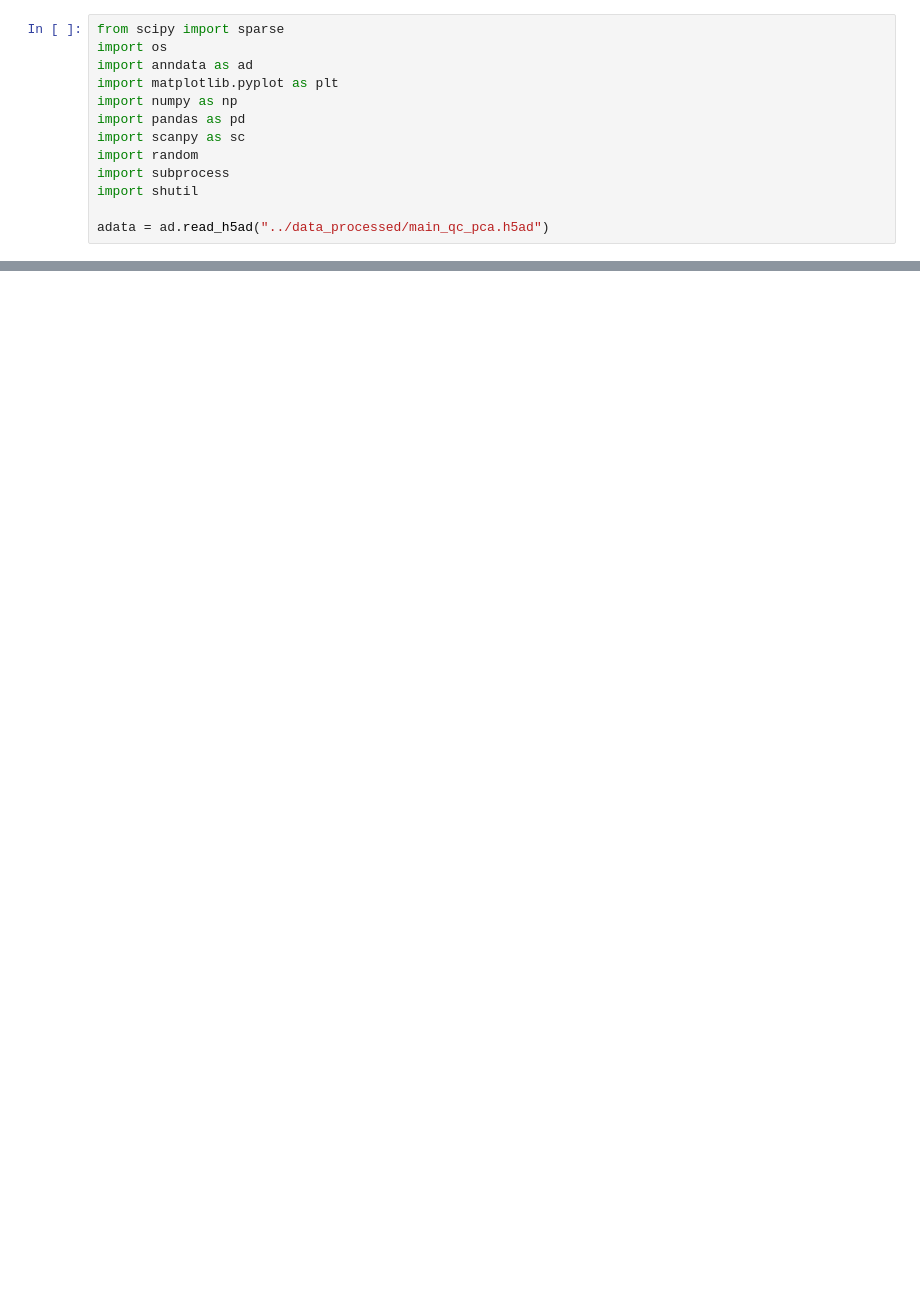
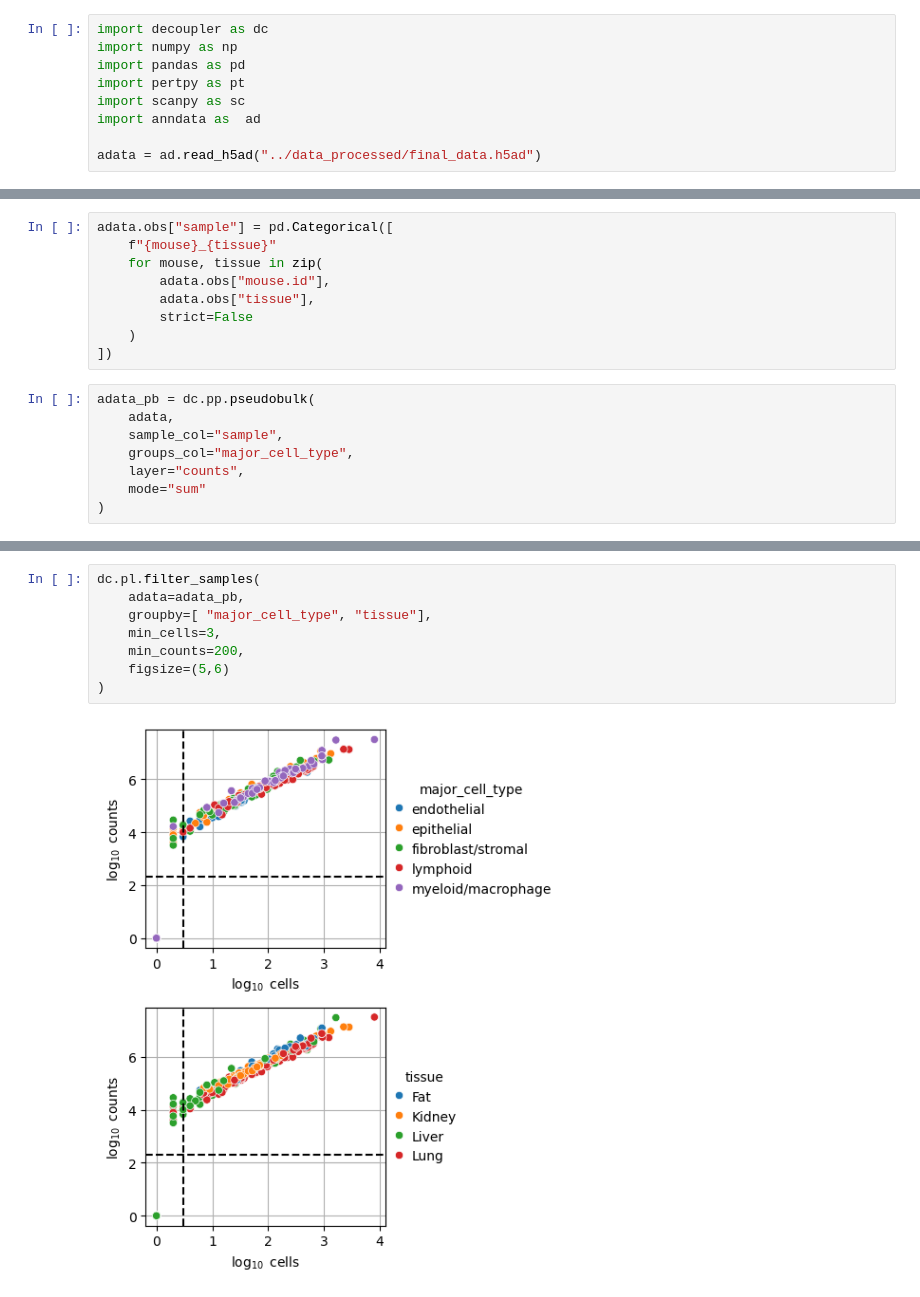
Before and after one commit to baoluwei7-lang/-, a Jupyter notebook: notebooks/07_pseudobulk_build.ipynb, the cells around one changed output, grey strips where cells are left out. Saved outputs shown, nothing was run; the diff lists cells and outputs as text; blank space fills up the shorter version.

```diff
--- a/notebooks/07_pseudobulk_build.ipynb
+++ b/notebooks/07_pseudobulk_build.ipynb
@@ -1,13 +1,9 @@
 # %%
-from scipy import sparse
-import os
-import anndata as ad
-import matplotlib.pyplot as plt
+import decoupler as dc
 import numpy as np
 import pandas as pd
+import pertpy as pt
 import scanpy as sc
-import random
-import subprocess
-import shutil
+import anndata as  ad
 
-adata = ad.read_h5ad("../data_processed/main_qc_pca.h5ad")
+adata = ad.read_h5ad("../data_processed/final_data.h5ad")
@@ -449,0 +10,17 @@ filterByExpr 完成。
+# %%
+adata.obs["sample"] = pd.Categorical([
+    f"{mouse}_{tissue}"
+    for mouse, tissue in zip(
+        adata.obs["mouse.id"],
+        adata.obs["tissue"],
+        strict=False
+    )
+])
+# %%
+adata_pb = dc.pp.pseudobulk(
+    adata,
+    sample_col="sample",
+    groups_col="major_cell_type",
+    layer="counts",
+    mode="sum"
+)
@@ -449,0 +35,10 @@ filterByExpr 完成。
+# %%
+dc.pl.filter_samples(
+    adata=adata_pb,
+    groupby=[ "major_cell_type", "tissue"],
+    min_cells=3,
+    min_counts=200,
+    figsize=(5,6)
+)
+# %% [output]
+[figure, added]
```
Also changed, not shown: parts of 26 cells of this notebook, 1 other file.
